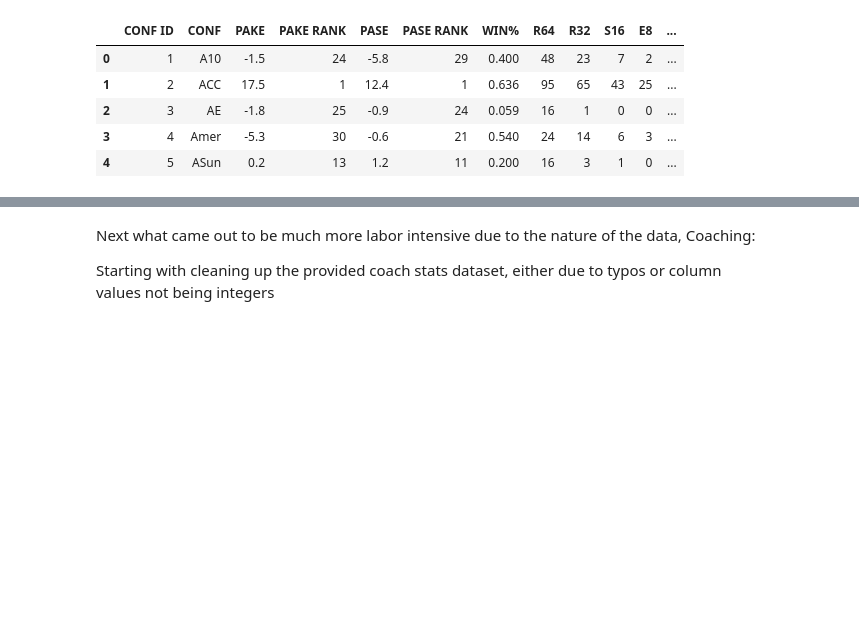
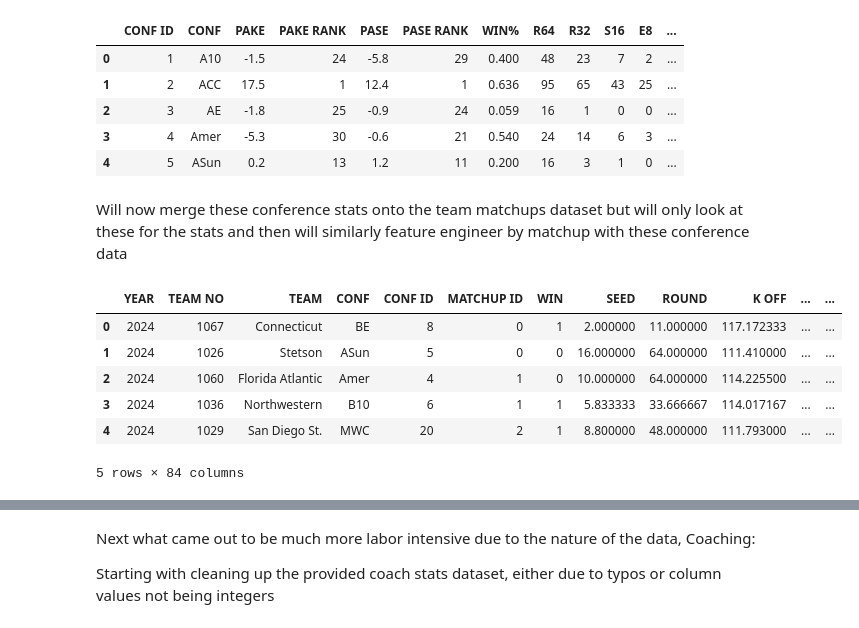
Before and after one commit to nicholaskim1004/MarchMadness, a Jupyter notebook: bracketology/madness.ipynb, the cells around one changed output, grey strips where cells are left out. Cells and saved outputs as stored; diff of their text form; code cells hidden in the pictures; blank space fills up the shorter version.

```diff
--- a/bracketology/madness.ipynb
+++ b/bracketology/madness.ipynb
@@ -409,4 +425,6 @@ Starting with Conference:
 # %%
 temp = comp_team_stats.copy()
 temp = temp.drop_duplicates(subset=['YEAR', 'TEAM NO'],keep='first')
-temp.loc[temp['YEAR']==2024,]
+temp = temp.drop(['TEAM NO','TEAM','CONF','MATCHUP ID','CURRENT ROUND'],axis=1)
+grouped_conf = temp.groupby(['YEAR','CONF ID'])
+grouped_conf = grouped_conf.mean()
@@ -484,0 +455,43 @@ conf_perf.head()
+# %%
+comp_conf = []
+
+yrs = [2008,2009,2010,2011,2012,2013,2014,2015,2016,2017,2018,2019,2021,2022,2023,2024]
+
+for yr in yrs:
+    conf_yr = grouped_conf.xs(yr, level='YEAR').drop(['WIN'],axis=1)
+    conf_yr = conf_yr.merge(conf_perf.loc[:,['CONF','CONF ID','WIN%']], on='CONF ID', how='left')
+    conf_yr['YEAR'] = yr
+    comp_conf.append(conf_yr)
+
+comp_conf = pd.concat(comp_conf).reset_index()
+#reordering columns
+comp_conf = comp_conf.loc[:,['YEAR','CONF','CONF ID','SEED','ROUND','K OFF','K DEF','AVG HGT','EFF HGT', 'BADJ O_A', 'BADJ D_A', 'WIN%_A', 'EFG%_A', 'EFG%D_A',
+       'PPPO_A', 'PPPD_A', 'BADJ O_H', 'BADJ D_H', 'WIN%_H', 'EFG%_H',
+       'EFG%D_H', 'PPPO_H', 'PPPD_H', 'BADJ O_N', 'BADJ D_N', 'WIN%_N',
+       'EFG%_N', 'EFG%D_N', 'PPPO_N', 'PPPD_N', 'TR RATING', 'V 1-25 WINS',
+       'V 1-25 LOSS', 'V 26-50 WINS', 'V 26-50 LOSS', 'LUCK RATING',
+       'CONSISTENCY TR RATING', 'NET RPI', 'RESUME', 'WAB RANK', 'ELO', 'Q1 W',
+       'Q2 W', 'Q3 Q4 L', 'PLUS 500', 'R SCORE', 'BADJ EM', 'FTR', 'FTRD',
+       'BADJ T', 'TOV%', 'TOV%D', 'OREB%', 'OP OREB%', 'RAW T', 'WAB', '2PT%',
+       '2PT%D', '3PT%', '3PT%D', 'BLK%', 'BLKED%', 'AST%', 'OP AST%', '2PTR',
+       '3PTR', '2PTRD', '3PTRD', 'ELITE SOS', 'PAKE', 'PASE','WIN%', 'R64', 'R32',
+       'S16', 'E8', 'F4', 'F2', 'CHAMP', 'TOP2']]
+# %% [markdown]
+Will now merge these conference stats onto the team matchups dataset but will only look at these for the stats and then will similarly feature engineer by matchup with these conference data
+# %%
+temp = comp_team_stats.copy()
+conf_matchup = temp.iloc[:,[0,1,2,3,4,5,9]]
+
+#replace P10 to be P12 for consistency
+conf_matchup.loc[conf_matchup['CONF']=='P10','CONF'] = 'P12'
+
+conf_matchup = conf_matchup.merge(comp_conf.drop('CONF',axis=1),on=['YEAR','CONF ID'],how='left')
+conf_matchup.head()
+# %% [output]
+|  | YEAR | TEAM NO | TEAM | CONF | CONF ID | MATCHUP ID | WIN | SEED | ROUND | K OFF | ... | ... |
+| 0 | 2024 | 1067 | Connecticut | BE | 8 | 0 | 1 | 2.000000 | 11.000000 | 117.172333 | ... | ... |
+| 1 | 2024 | 1026 | Stetson | ASun | 5 | 0 | 0 | 16.000000 | 64.000000 | 111.410000 | ... | ... |
+| 2 | 2024 | 1060 | Florida Atlantic | Amer | 4 | 1 | 0 | 10.000000 | 64.000000 | 114.225500 | ... | ... |
+| 3 | 2024 | 1036 | Northwestern | B10 | 6 | 1 | 1 | 5.833333 | 33.666667 | 114.017167 | ... | ... |
+| 4 | 2024 | 1029 | San Diego St. | MWC | 20 | 2 | 1 | 8.800000 | 48.000000 | 111.793000 | ... | ... |
+5 rows × 84 columns
```
Also changed, not shown: parts of 13 cells of this notebook.
